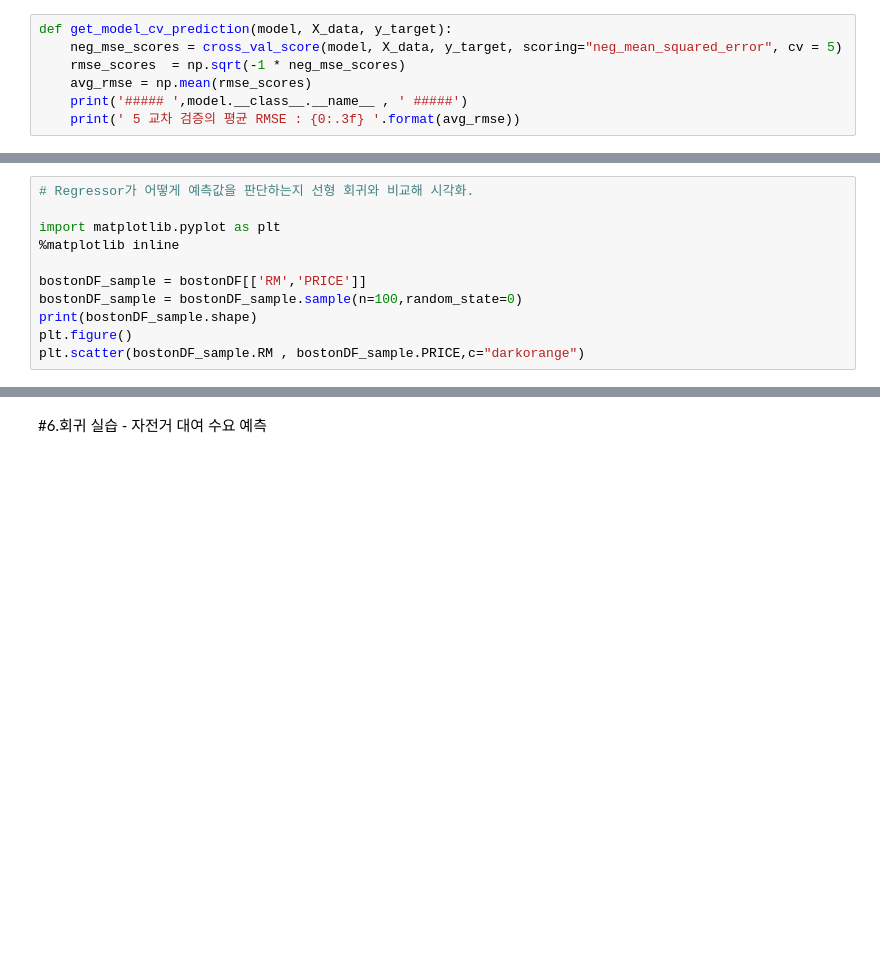
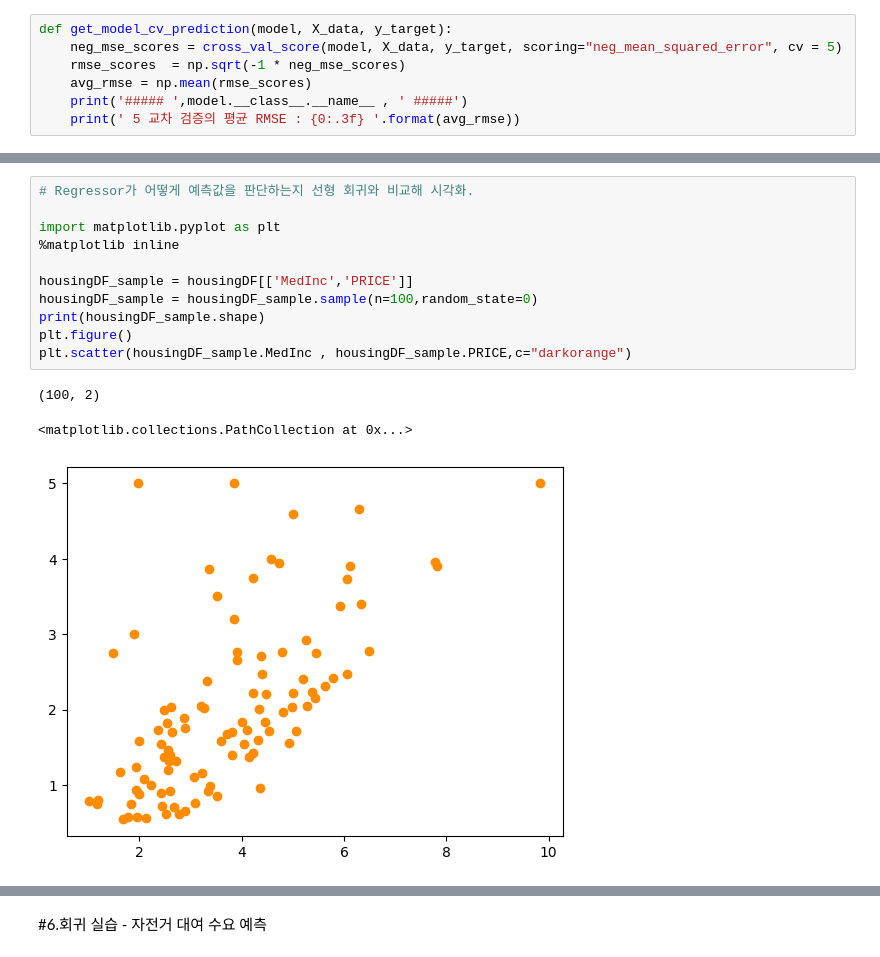
Before and after one commit to suhyeon03/study_ML_, a Jupyter notebook: _regression_practice.ipynb, the cells around one changed output, grey strips where cells are left out. Drawn from its saved outputs; the diff is of its cells as text; blank space fills up the shorter version.

```diff
--- a/_regression_practice.ipynb
+++ b/_regression_practice.ipynb
@@ -899,14 +918,18 @@ sns.barplot(x= feature_series, y=feature_series.index)
 # %%
 # Regressor가 어떻게 예측값을 판단하는지 선형 회귀와 비교해 시각화.
 
 import matplotlib.pyplot as plt
 %matplotlib inline
 
-bostonDF_sample = bostonDF[['RM','PRICE']]
-bostonDF_sample = bostonDF_sample.sample(n=100,random_state=0)
-print(bostonDF_sample.shape)
+housingDF_sample = housingDF[['MedInc','PRICE']]
+housingDF_sample = housingDF_sample.sample(n=100,random_state=0)
+print(housingDF_sample.shape)
 plt.figure()
-plt.scatter(bostonDF_sample.RM , bostonDF_sample.PRICE,c="darkorange")
+plt.scatter(housingDF_sample.MedInc , housingDF_sample.PRICE,c="darkorange")
+# %% [output]
+(100, 2)
+<matplotlib.collections.PathCollection at 0x...>
+[figure, added]
 # %%
 import numpy as np
 from sklearn.linear_model import LinearRegression
```
Also changed, not shown: parts of 9 cells of this notebook.
